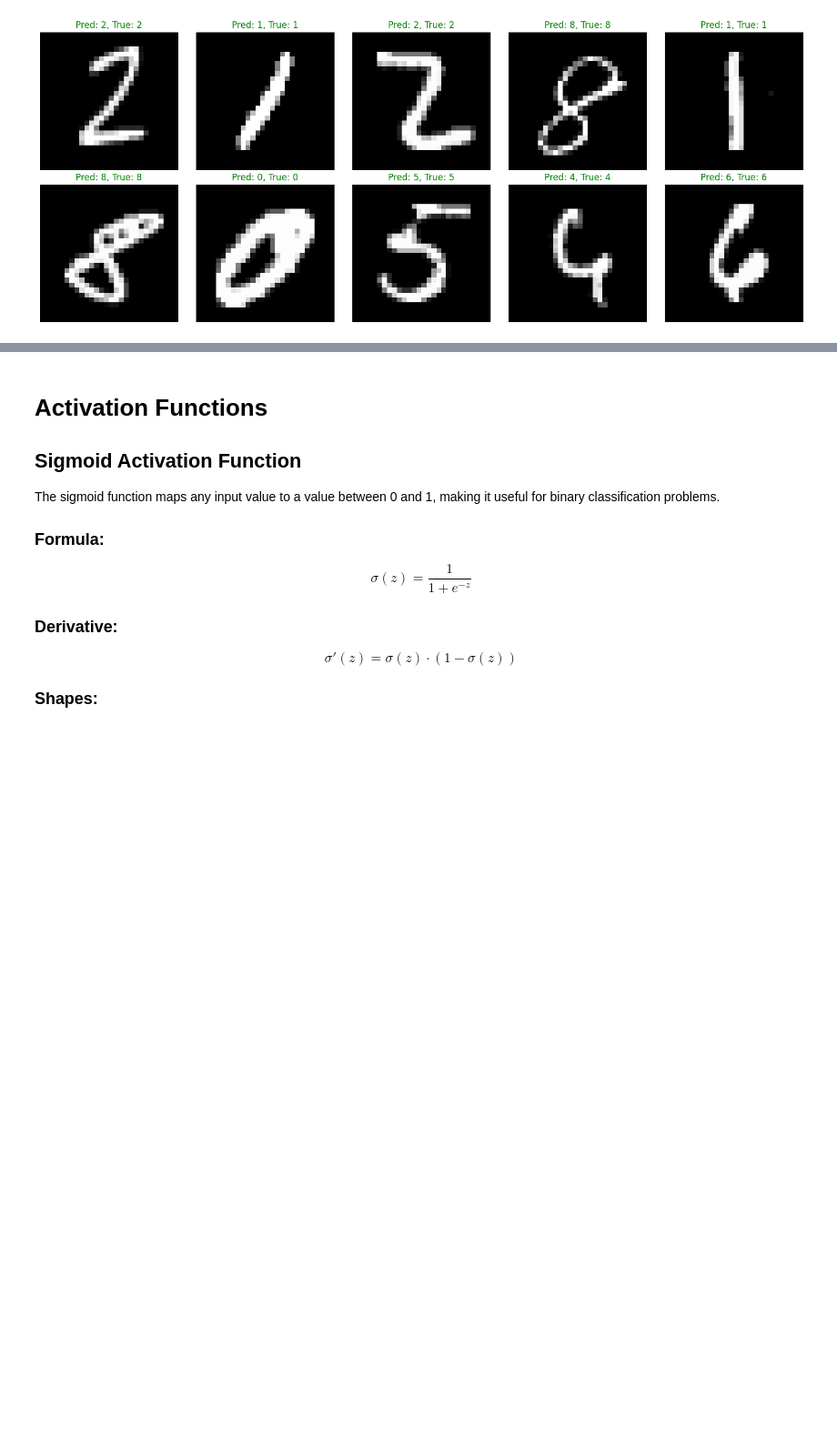
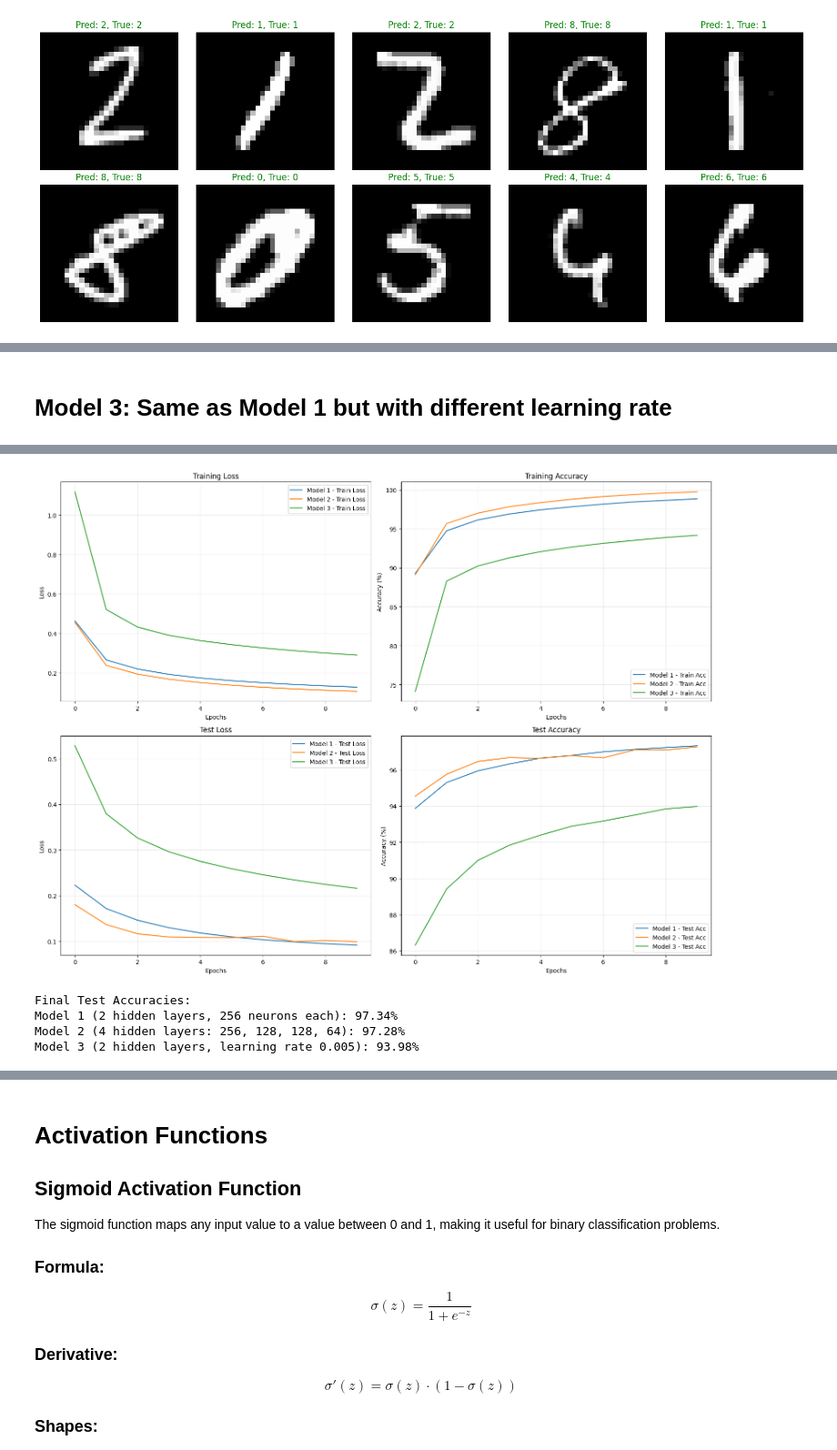
Before and after one commit to MohammadMahdi-Sharifbeigy/ANN-AICE403, a Jupyter notebook: Ann_project2.ipynb, the cells around one changed output, grey strips where cells are left out. Shown at 91% size. Cells and saved outputs as stored; diff of their text form; code cells hidden in the pictures; blank space fills up the shorter version.

Commit message:
comparing model added

```diff
--- a/Ann_project2.ipynb
+++ b/Ann_project2.ipynb
@@ -2090,0 +2327,2 @@ Class 9: Precision: 0.9623, Recall: 0.9697, F1: 0.9660
+# %% [markdown]
+# Model 3: Same as Model 1 but with different learning rate
@@ -2090,0 +2454,73 @@ Class 9: Precision: 0.9623, Recall: 0.9697, F1: 0.9660
+# %%
+def main_comparison():
+
+    print("Loading MNIST dataset...")
+    X, y = fetch_openml('mnist_784', version=1, return_X_y=True, parser='auto')
+
+    X = X.to_numpy().astype('float32')
+    y = y.to_numpy().astype('int32')
+
+    X = X / 255.0
+
+    X_train, X_test, y_train, y_test = train_test_split(X, y, test_size=0.2, random_state=42)
+
+    X_train = X_train.T
+    X_test = X_test.T
+
+    y_train_encoded = one_hot_encode(y_train).T  # (classes, samples)
+    y_test_encoded = one_hot_encode(y_test).T    # (classes, samples)
+
+    print(f"X_train shape: {X_train.shape}")
+    print(f"y_train shape: {y_train_encoded.shape}")
+    print(f"X_test shape: {X_test.shape}")
+    print(f"y_test shape: {y_test_encoded.shape}")
+
+    input_size = X_train.shape[0]  # 784
+    output_size = 10               # 10 classes
+
+    print("Creating models...")
+    model1 = Model1(input_size, 256, 256, output_size)
+    model2 = Model2(input_size, [256, 128, 128, 64], output_size)
+    model3 = Model3(input_size, 256, 256, output_size)
+
+    num_epochs = 10
+    batch_size = 64
+    lambda_reg = 0.01
+
+    print("\nTraining Model 1 (2 hidden layers, 256 neurons each)...")
+    train_losses1, train_acc1, test_losses1, test_acc1 = train_model(
+        model1, X_train, y_train_encoded, X_test, y_test_encoded,
+        learning_rate=0.05, num_epochs=num_epochs, batch_size=batch_size,
+        lambda_reg=lambda_reg
+    )
+
+    print("\nTraining Model 2 (4 hidden layers: 256, 128, 128, 64)...")
+    train_losses2, train_acc2, test_losses2, test_acc2 = train_model(
+        model2, X_train, y_train_encoded, X_test, y_test_encoded,
+        learning_rate=0.05, num_epochs=num_epochs, batch_size=batch_size,
+        lambda_reg=lambda_reg
+    )
+
+    print("\nTraining Model 3 (2 hidden layers, learning rate 0.005)...")
+    train_losses3, train_acc3, test_losses3, test_acc3 = train_model(
+        model3, X_train, y_train_encoded, X_test, y_test_encoded,
+        learning_rate=0.005, num_epochs=num_epochs, batch_size=batch_size,
+        lambda_reg=lambda_reg
+    )
+
+    model_names = ["Model 1", "Model 2", "Model 3"]
+    train_losses_list = [train_losses1, train_losses2, train_losses3]
+    train_acc_list = [train_acc1, train_acc2, train_acc3]
+    test_losses_list = [test_losses1, test_losses2, test_losses3]
+    test_acc_list = [test_acc1, test_acc2, test_acc3]
+
+    plot_comparison(train_losses_list, train_acc_list, test_losses_list, test_acc_list, model_names)
+
+    print("\nFinal Test Accuracies:")
+    print(f"Model 1 (2 hidden layers, 256 neurons each): {test_acc1[-1]:.2f}%")
+    print(f"Model 2 (4 hidden layers: 256, 128, 128, 64): {test_acc2[-1]:.2f}%")
+    print(f"Model 3 (2 hidden layers, learning rate 0.005): {test_acc3[-1]:.2f}%")
+
+if __name__ == "__main__":
+    main_comparison()
+# %% [output]
@@ -2090,0 +2545,5 @@ Class 9: Precision: 0.9623, Recall: 0.9697, F1: 0.9660
+[figure, added]
+Final Test Accuracies:
+Model 1 (2 hidden layers, 256 neurons each): 97.34%
+Model 2 (4 hidden layers: 256, 128, 128, 64): 97.28%
+Model 3 (2 hidden layers, learning rate 0.005): 93.98%
```
Also changed, not shown: parts of 12 cells of this notebook.
